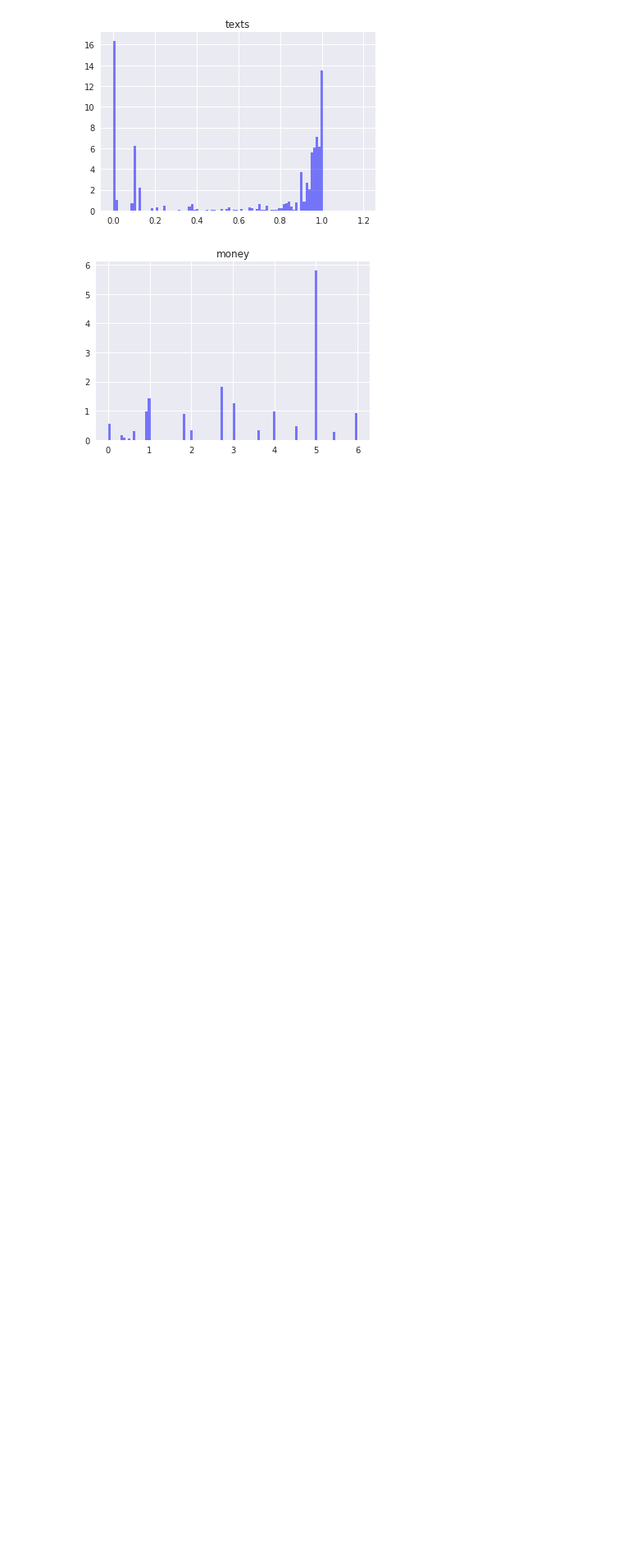
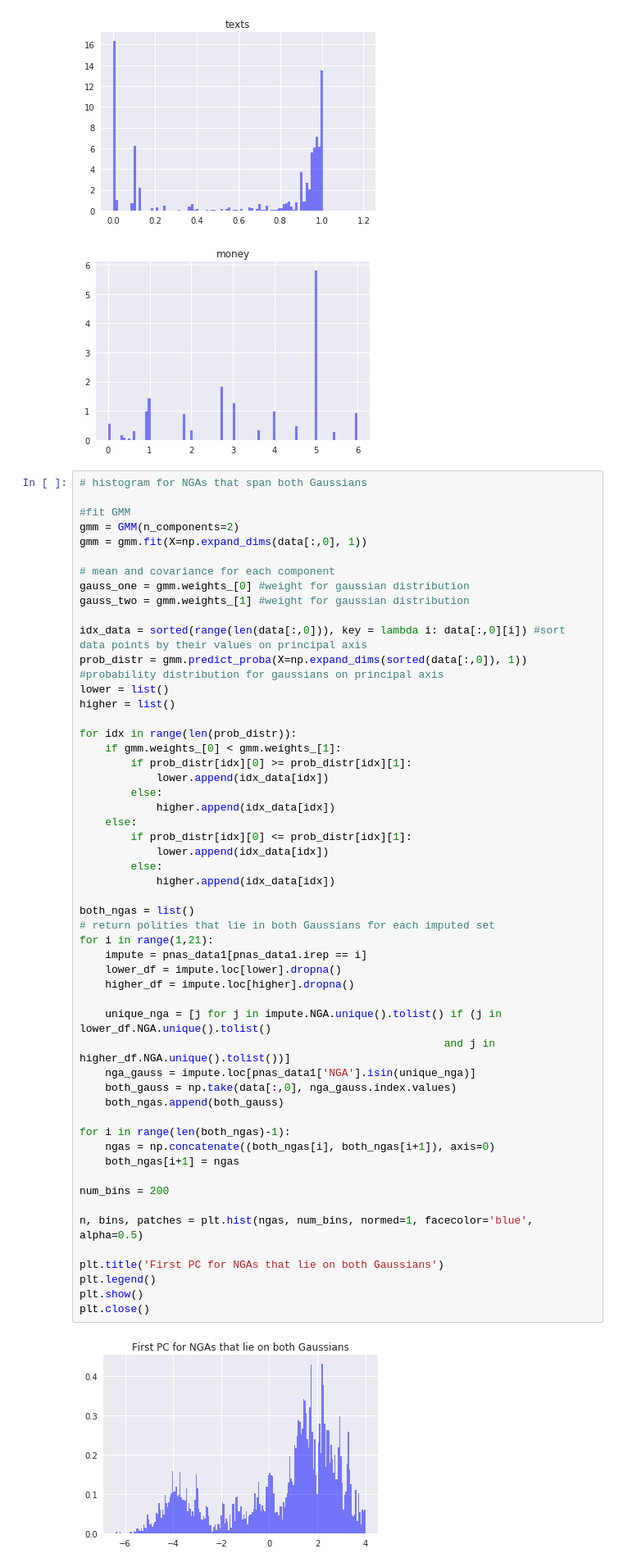
Before and after one commit to jaewshin/turchin, a Jupyter notebook: jupyter/histogram.ipynb, the cells around one changed output. Shown: that part at 82% size. Cells and saved outputs as stored; diff of their text form; blank space fills up the shorter version.

```diff
--- a/jupyter/histogram.ipynb
+++ b/jupyter/histogram.ipynb
@@ -121,3 +142,58 @@ for cc in range(9):
 [figure]
 [figure]
 [figure]
+# %%
+# histogram for NGAs that span both Gaussians
+
+#fit GMM
+gmm = GMM(n_components=2)
+gmm = gmm.fit(X=np.expand_dims(data[:,0], 1))
+
+# mean and covariance for each component
+gauss_one = gmm.weights_[0] #weight for gaussian distribution
+gauss_two = gmm.weights_[1] #weight for gaussian distribution
+
+idx_data = sorted(range(len(data[:,0])), key = lambda i: data[:,0][i]) #sort data points by their values on principal axis
+prob_distr = gmm.predict_proba(X=np.expand_dims(sorted(data[:,0]), 1)) #probability distribution for gaussians on principal axis
+lower = list()
+higher = list()
+
+for idx in range(len(prob_distr)):
+    if gmm.weights_[0] < gmm.weights_[1]:
+        if prob_distr[idx][0] >= prob_distr[idx][1]:
+            lower.append(idx_data[idx])
+        else:
+            higher.append(idx_data[idx])
+    else:
+        if prob_distr[idx][0] <= prob_distr[idx][1]:
+            lower.append(idx_data[idx])
+        else:
+            higher.append(idx_data[idx])
+
+both_ngas = list()
+# return polities that lie in both Gaussians for each imputed set
+for i in range(1,21):
+    impute = pnas_data1[pnas_data1.irep == i]
+    lower_df = impute.loc[lower].dropna()
+    higher_df = impute.loc[higher].dropna()
+
+    unique_nga = [j for j in impute.NGA.unique().tolist() if (j in lower_df.NGA.unique().tolist()
+                                                         and j in higher_df.NGA.unique().tolist())]
+    nga_gauss = impute.loc[pnas_data1['NGA'].isin(unique_nga)]
+    both_gauss = np.take(data[:,0], nga_gauss.index.values)
+    both_ngas.append(both_gauss)
+
+for i in range(len(both_ngas)-1):
+    ngas = np.concatenate((both_ngas[i], both_ngas[i+1]), axis=0)
+    both_ngas[i+1] = ngas
+
+num_bins = 200
+
+n, bins, patches = plt.hist(ngas, num_bins, normed=1, facecolor='blue', alpha=0.5)
+
+plt.title('First PC for NGAs that lie on both Gaussians')
+plt.legend()
+plt.show()
+plt.close()
+# %% [output]
+[figure, added]
```
Also changed, not shown: parts of 3 cells of this notebook.
